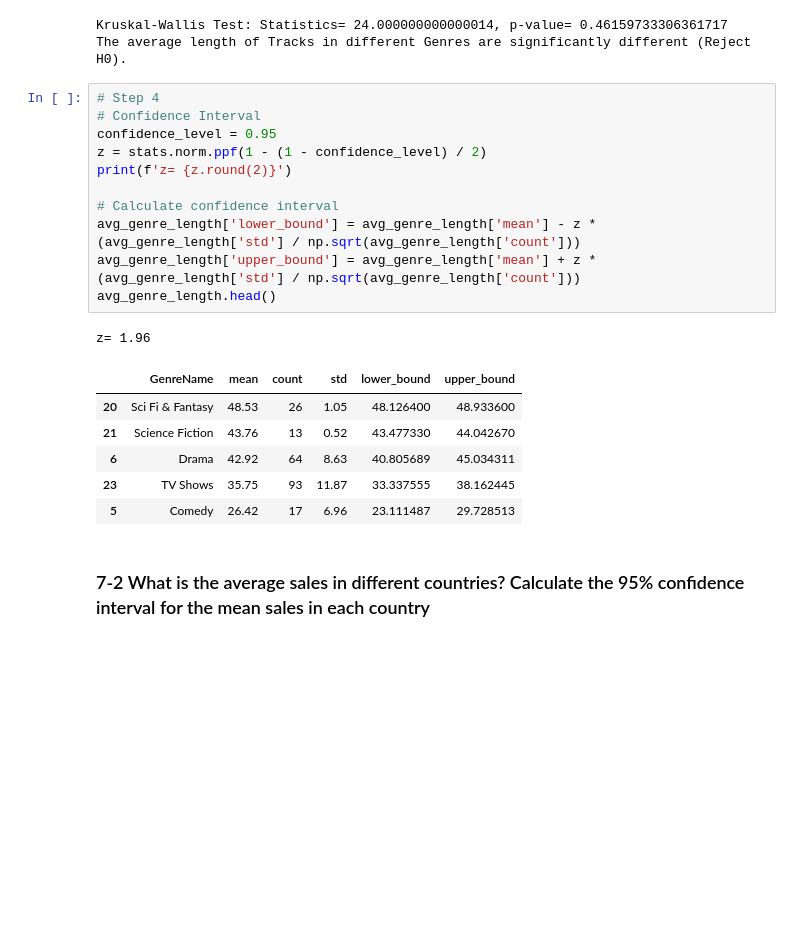
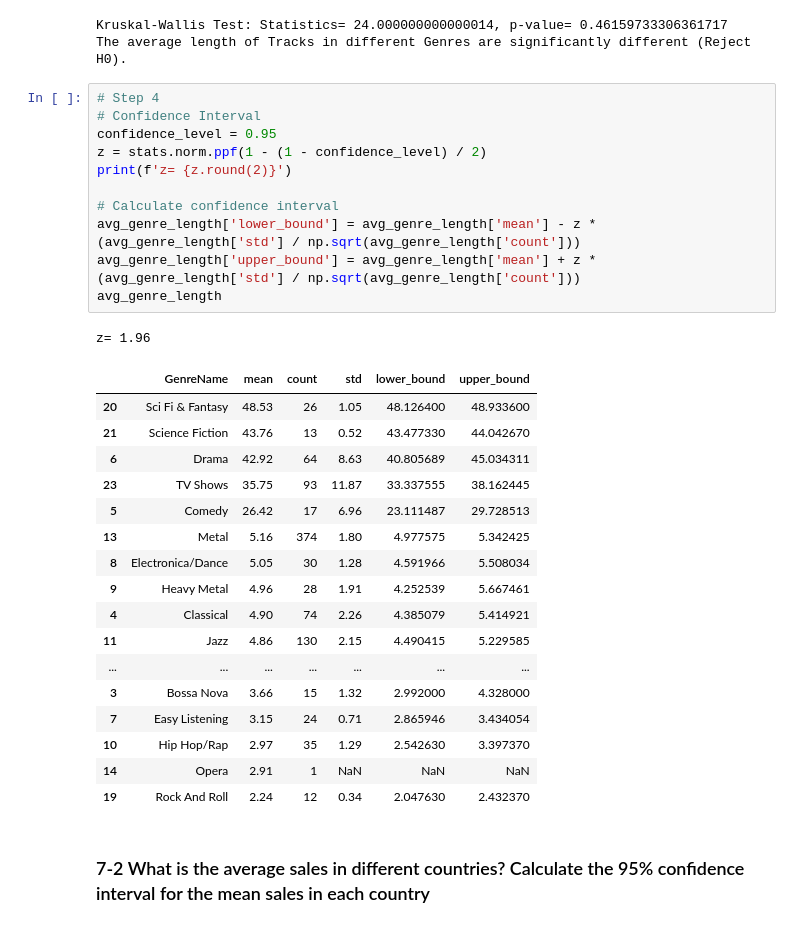
Before and after one commit to Mahlagha1994/Chinook, a Jupyter notebook: notebooks/Chinook Data Analysis.ipynb, the cells around one changed output. Drawn from its saved outputs; the diff is of its cells as text; blank space fills up the shorter version.

```diff
--- a/notebooks/Chinook Data Analysis.ipynb
+++ b/notebooks/Chinook Data Analysis.ipynb
@@ -839,22 +852,33 @@ The average length of Tracks in different Genres are significantly different (Re
 # %%
 # Step 4
 # Confidence Interval
 confidence_level = 0.95
 z = stats.norm.ppf(1 - (1 - confidence_level) / 2)
 print(f'z= {z.round(2)}')
 
 # Calculate confidence interval
 avg_genre_length['lower_bound'] = avg_genre_length['mean'] - z * (avg_genre_length['std'] / np.sqrt(avg_genre_length['count']))
 avg_genre_length['upper_bound'] = avg_genre_length['mean'] + z * (avg_genre_length['std'] / np.sqrt(avg_genre_length['count']))
-avg_genre_length.head()
+avg_genre_length
 # %% [output]
 z= 1.96
 |  | GenreName | mean | count | std | lower_bound | upper_bound |
 | 20 | Sci Fi & Fantasy | 48.53 | 26 | 1.05 | 48.126400 | 48.933600 |
 | 21 | Science Fiction | 43.76 | 13 | 0.52 | 43.477330 | 44.042670 |
 | 6 | Drama | 42.92 | 64 | 8.63 | 40.805689 | 45.034311 |
 | 23 | TV Shows | 35.75 | 93 | 11.87 | 33.337555 | 38.162445 |
 | 5 | Comedy | 26.42 | 17 | 6.96 | 23.111487 | 29.728513 |
+| 13 | Metal | 5.16 | 374 | 1.80 | 4.977575 | 5.342425 |
+| 8 | Electronica/Dance | 5.05 | 30 | 1.28 | 4.591966 | 5.508034 |
+| 9 | Heavy Metal | 4.96 | 28 | 1.91 | 4.252539 | 5.667461 |
+| 4 | Classical | 4.90 | 74 | 2.26 | 4.385079 | 5.414921 |
+| 11 | Jazz | 4.86 | 130 | 2.15 | 4.490415 | 5.229585 |
+| ... | ... | ... | ... | ... | ... | ... |
+| 3 | Bossa Nova | 3.66 | 15 | 1.32 | 2.992000 | 4.328000 |
+| 7 | Easy Listening | 3.15 | 24 | 0.71 | 2.865946 | 3.434054 |
+| 10 | Hip Hop/Rap | 2.97 | 35 | 1.29 | 2.542630 | 3.397370 |
+| 14 | Opera | 2.91 | 1 | NaN | NaN | NaN |
+| 19 | Rock And Roll | 2.24 | 12 | 0.34 | 2.047630 | 2.432370 |
 # %% [markdown]
 ### 7-2 What is the average sales in different countries? Calculate the 95% confidence interval for the mean sales in each country
 # %%
```
Also changed, not shown: parts of 6 cells of this notebook, 7 other files.
